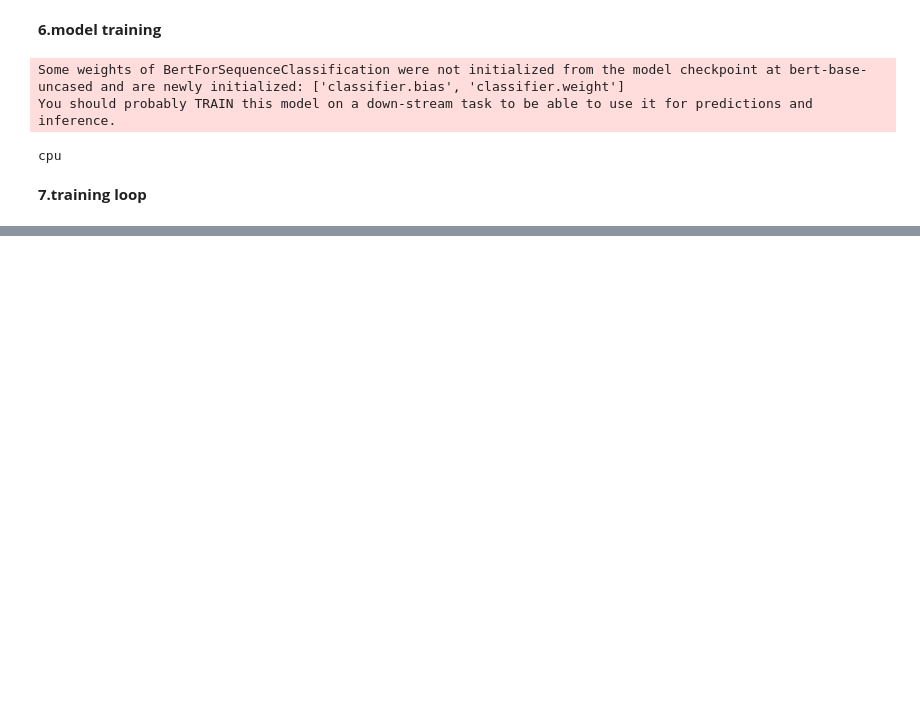
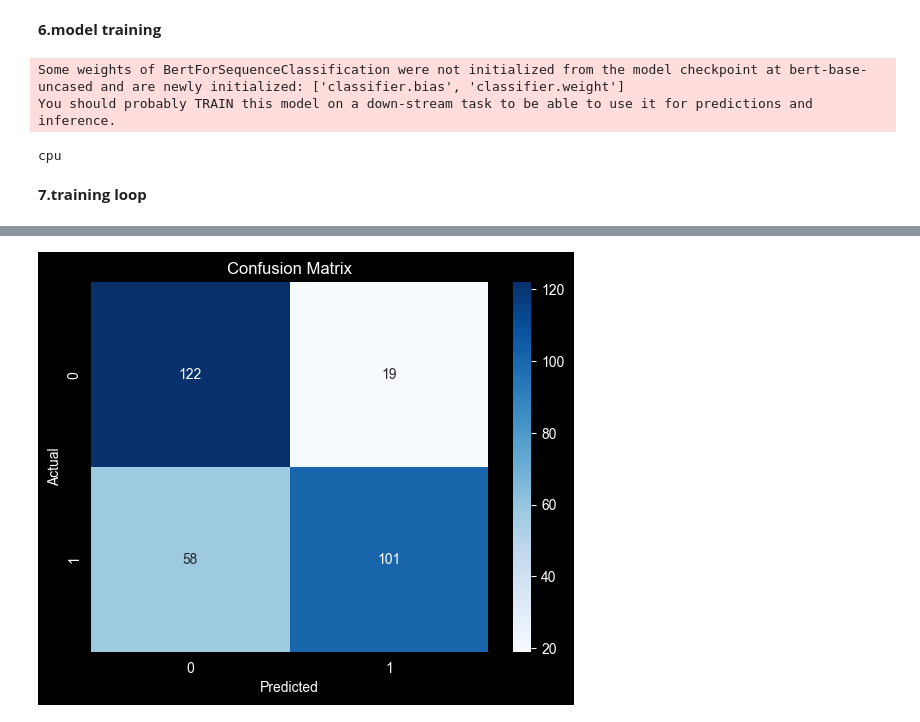
Before and after one commit to techdhanu/adv-gen-ai-innomatics, a Jupyter notebook: Gen AI/Task 4/Task_4.ipynb, the cells around one changed output, grey strips where cells are left out. Cells and saved outputs as stored; diff of their text form; code cells hidden in the pictures; blank space fills up the shorter version.

```diff
--- a/Gen AI/Task 4/Task_4.ipynb
+++ b/Gen AI/Task 4/Task_4.ipynb
@@ -190,0 +185,4 @@ KeyboardInterrupt:
+# %%
+df = df.sample(5000, random_state=42)
+max_length=64
+train_loader = DataLoader(train_dataset, batch_size=4, shuffle=True)
@@ -190,0 +279,26 @@ KeyboardInterrupt:
+# %%
+from sklearn.metrics import accuracy_score, precision_recall_fscore_support, confusion_matrix
+
+model.eval()
+
+preds = []
+true = []
+
+with torch.no_grad():
+    for batch in test_loader:
+        batch = {k: v.to(device) for k, v in batch.items()}
+        outputs = model(**batch)
+        logits = outputs.logits
+        predictions = torch.argmax(logits, dim=1)
+        preds.extend(predictions.cpu().numpy())
+        true.extend(batch['labels'].cpu().numpy())
+
+accuracy = accuracy_score(true, preds)
+precision, recall, f1, _ = precision_recall_fscore_support(true, preds, average='binary')
+cm = confusion_matrix(true, preds)
+
+print("Accuracy:", accuracy)
+print("Precision:", precision)
+print("Recall:", recall)
+print("F1 Score:", f1)
+print("Confusion Matrix:\n", cm)
@@ -190,0 +313,11 @@ KeyboardInterrupt:
+# %%
+import seaborn as sns
+import matplotlib.pyplot as plt
+
+sns.heatmap(cm, annot=True, fmt='d', cmap='Blues')
+plt.xlabel("Predicted")
+plt.ylabel("Actual")
+plt.title("Confusion Matrix")
+plt.show()
+# %% [output]
+[figure, added]
```
Also changed, not shown: parts of 6 cells of this notebook.
